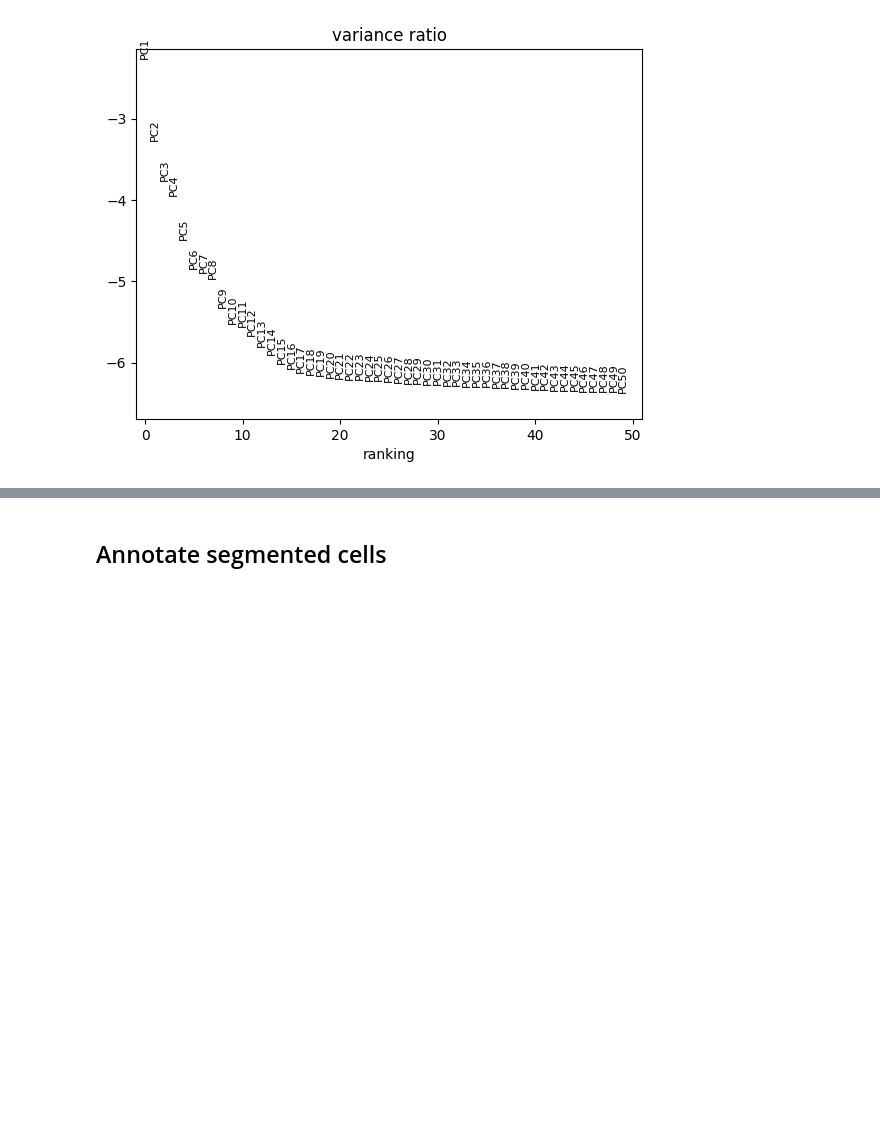
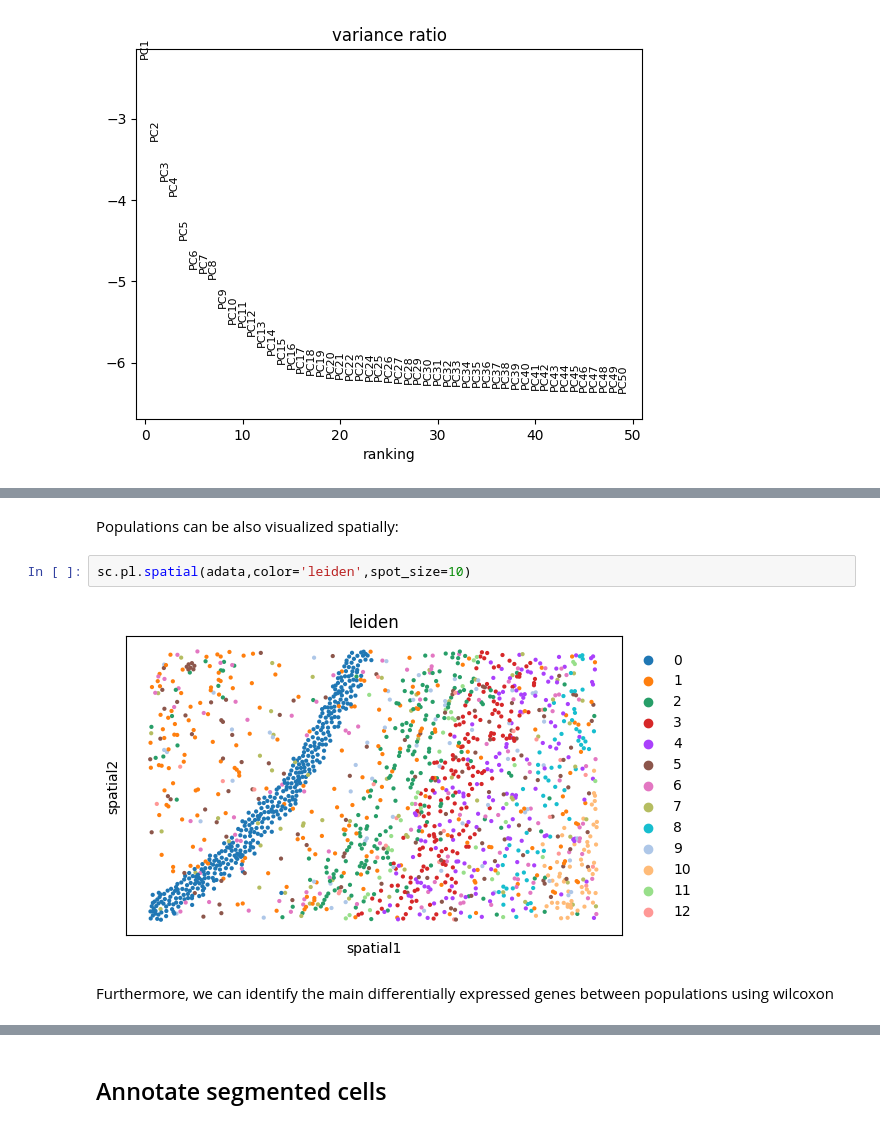
Before and after one commit to theislab/troutpy, a Jupyter notebook: notebooks/spatialdata_tutorials/2_process_cells.ipynb, the cells around one changed output, grey strips where cells are left out. Cells and saved outputs as stored; diff of their text form; blank space fills up the shorter version.

```diff
--- a/notebooks/spatialdata_tutorials/2_process_cells.ipynb
+++ b/notebooks/spatialdata_tutorials/2_process_cells.ipynb
@@ -47,2 +52,10 @@ sc.pl.umap(adata,color="leiden",size=30)
+# %% [markdown]
+Populations can be also visualized spatially:
+# %%
+sc.pl.spatial(adata,color='leiden',spot_size=10)
+# %% [output]
+[figure, added]
+# %% [markdown]
+Furthermore, we can identify the main differentially expressed genes between populations using wilcoxon
 # %%
 sc.tl.rank_genes_groups(adata, groupby="leiden", method="wilcoxon")
```
Also changed, not shown: parts of 23 cells of this notebook, 6 other files.
